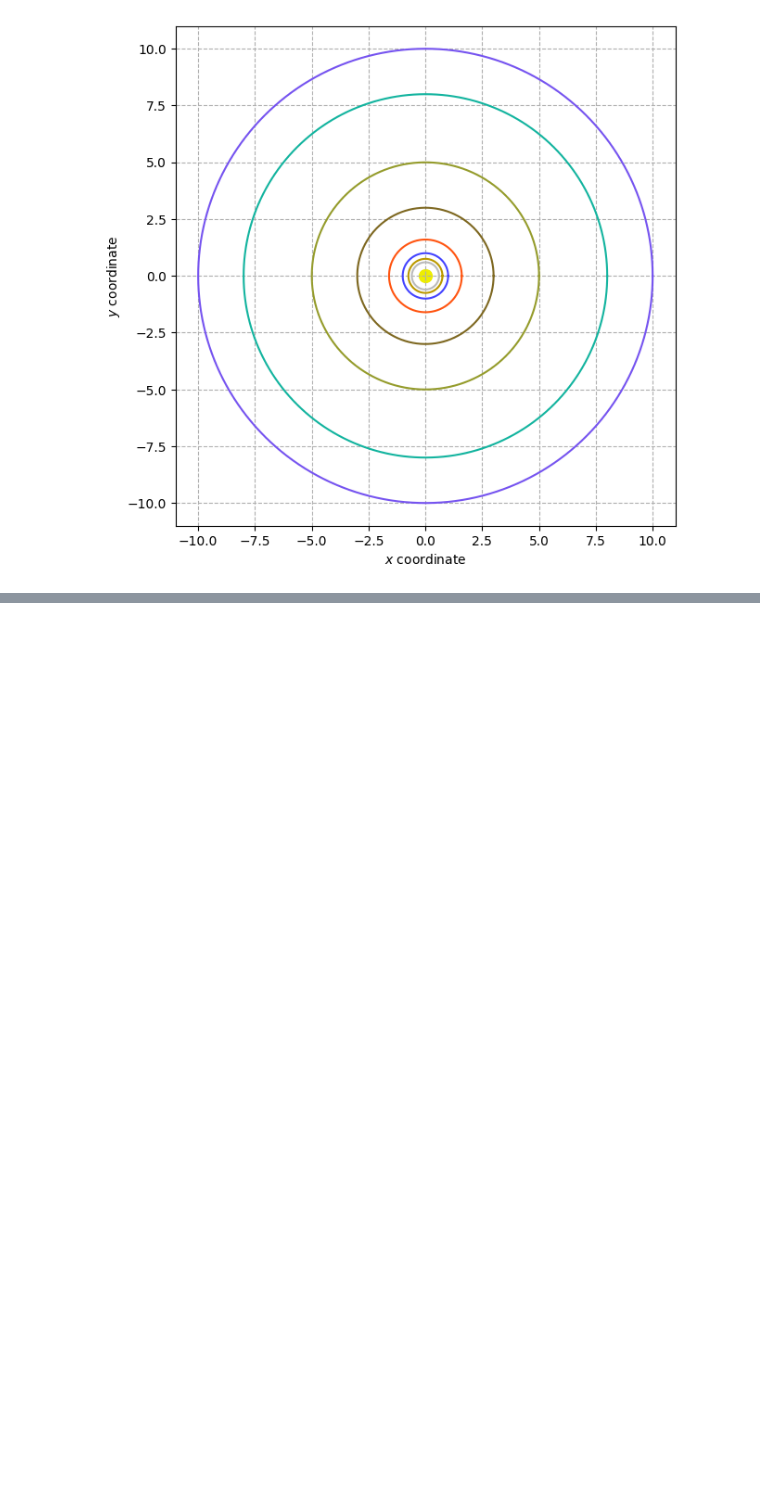
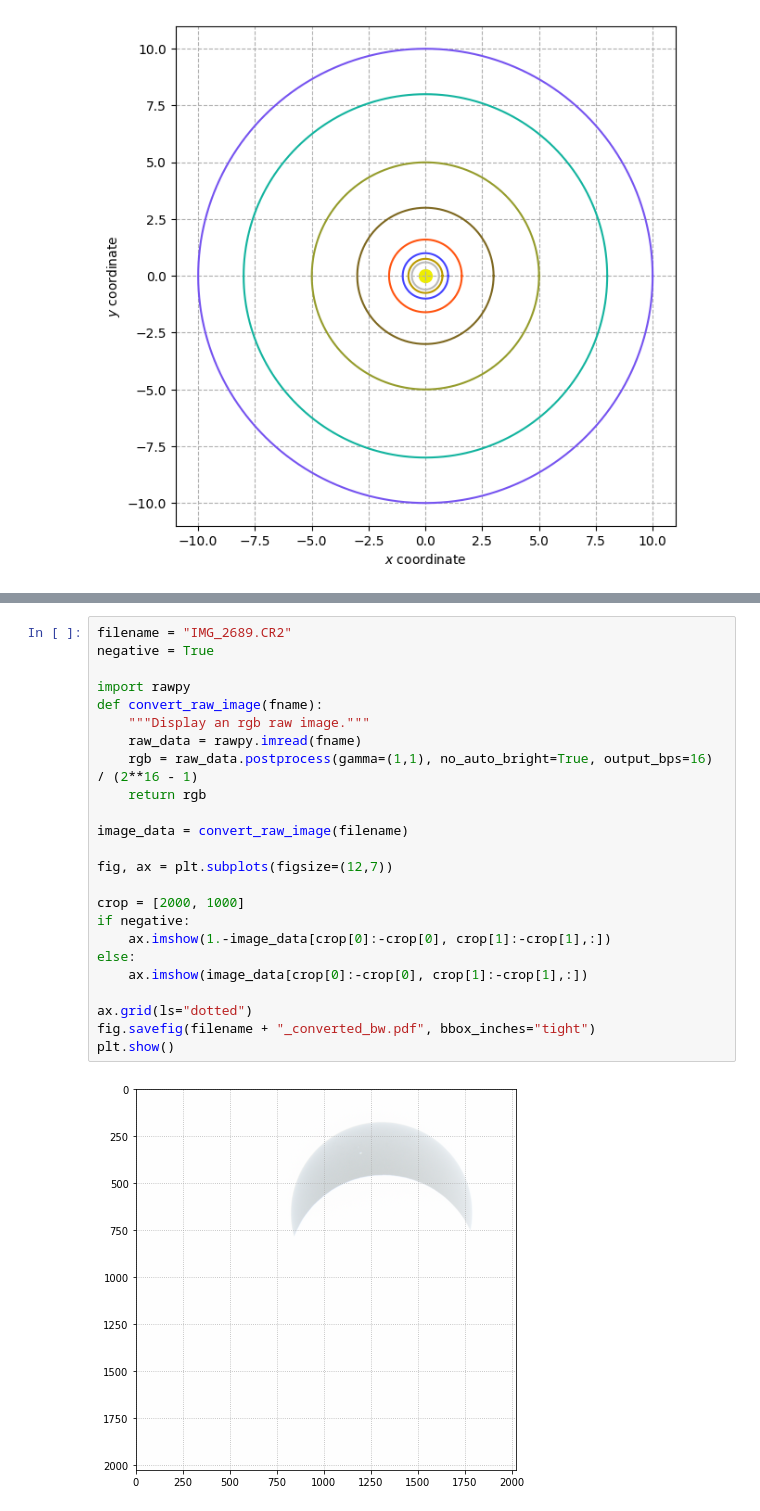
Before and after one commit to fruenger/solareclipse, a Jupyter notebook: notebook.ipynb, the cells around one changed output, grey strips where cells are left out. Drawn from its saved outputs; the diff is of its cells as text; blank space fills up the shorter version.

```diff
--- a/notebook.ipynb
+++ b/notebook.ipynb
@@ -365,0 +315,26 @@ AttributeError: 'TiffImageFile' object has no attribute '_getexif'
+# %%
+filename = "IMG_2689.CR2"
+negative = True
+
+import rawpy
+def convert_raw_image(fname):
+    """Display an rgb raw image."""
+    raw_data = rawpy.imread(fname)
+    rgb = raw_data.postprocess(gamma=(1,1), no_auto_bright=True, output_bps=16) / (2**16 - 1)
+    return rgb
+
+image_data = convert_raw_image(filename)
+
+fig, ax = plt.subplots(figsize=(12,7))
+
+crop = [2000, 1000]
+if negative:
+    ax.imshow(1.-image_data[crop[0]:-crop[0], crop[1]:-crop[1],:])
+else:
+    ax.imshow(image_data[crop[0]:-crop[0], crop[1]:-crop[1],:])
+
+ax.grid(ls="dotted")
+fig.savefig(filename + "_converted_bw.pdf", bbox_inches="tight")
+plt.show()
+# %% [output]
+[figure, added]
```
Also changed, not shown: parts of 11 cells of this notebook, 4 other files.
